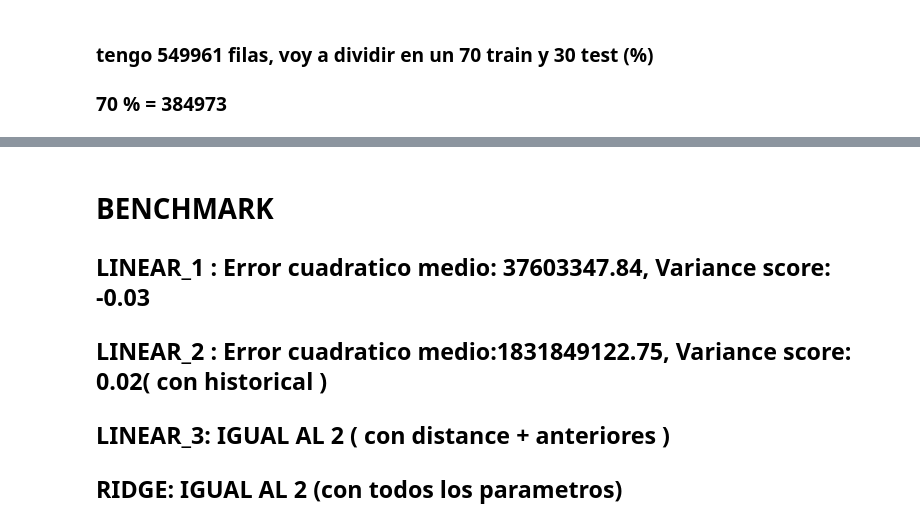
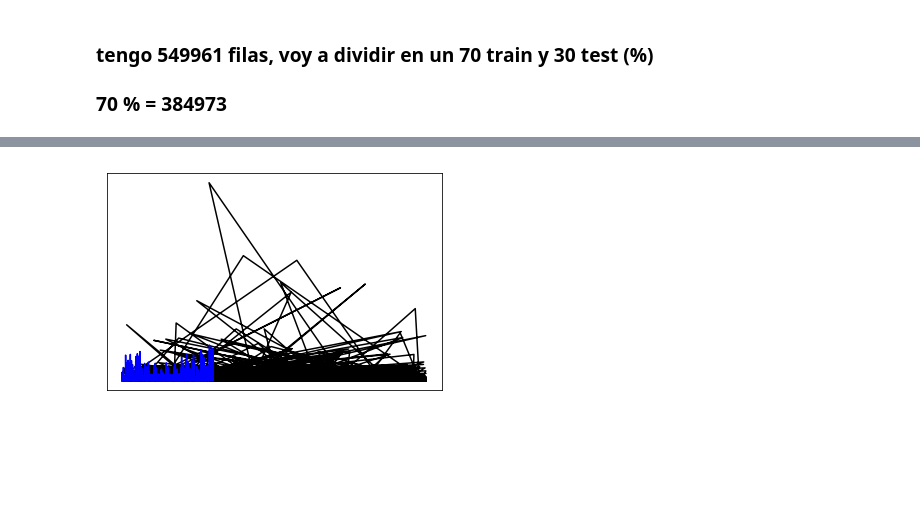
Before and after one commit to rozanecm/7506-MachineLearning, a Jupyter notebook: Notebooks/Some Analysis.ipynb, the cells around one changed output, grey strips where cells are left out. Saved outputs shown, nothing was run; the diff lists cells and outputs as text; code cells hidden in the pictures; blank space fills up the shorter version.

```diff
--- a/Notebooks/Some Analysis.ipynb
+++ b/Notebooks/Some Analysis.ipynb
@@ -84,3 +392,3 @@ duration_Y_test = feature_target[384973:]
 # %%
 # Train the model using the training sets
-regr.fit(duration_X_train, duration_Y_train)
+regr.fit(X_train, y_train)
@@ -87,3 +397,3 @@ regr.fit(duration_X_train, duration_Y_train)
 # %%
-prediction = regr.predict(duration_X_test)
+prediction = regr.predict(X_test)
 prediction
@@ -96,14 +417,9 @@ print('Coefficients: \n', regr.coef_)
 # %%
-plt.plot(duration_X_test, duration_Y_test,  color='black')
-plt.plot(duration_X_test, prediction, color='blue',
-         linewidth=3)
+plt.plot (y_test,  color='black')
+plt.plot(prediction, color='blue')
 plt.xticks(())
 plt.yticks(())
 
 plt.show()
+# %% [output]
+[figure, added]
-# %% [markdown]
-# BENCHMARK
-## LINEAR_1 : Error cuadratico medio: 37603347.84, Variance score: -0.03
-## LINEAR_2 : Error cuadratico medio:1831849122.75, Variance score: 0.02( con historical )
-## LINEAR_3: IGUAL AL 2 ( con distance + anteriores )
-## RIDGE: IGUAL AL 2 (con todos los parametros)
```
Also changed, not shown: parts of 38 cells of this notebook.
